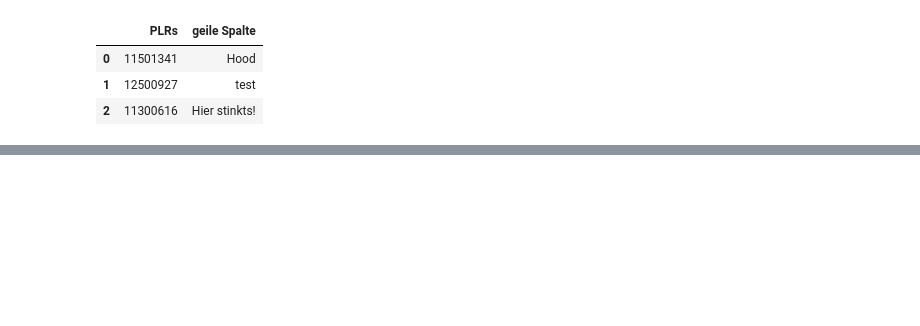
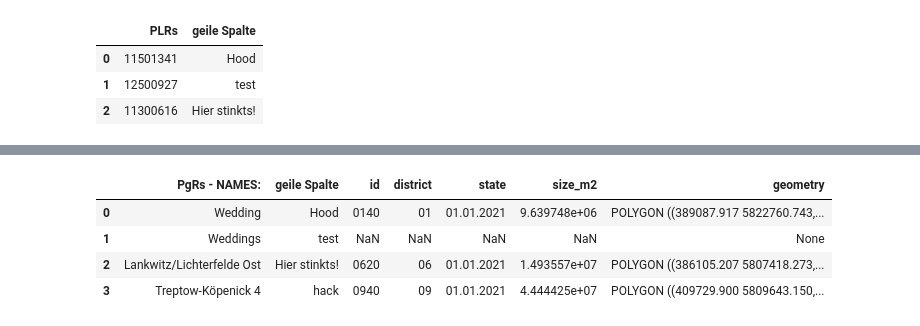
Before and after one commit to Lucky-0ne/geodata_berlin, a Jupyter notebook: main/python_package/explore_my_pp.ipynb, the cells around one changed output, grey strips where cells are left out. Saved outputs shown, nothing was run; the diff lists cells and outputs as text; code cells hidden in the pictures; blank space fills up the shorter version.

```diff
--- a/main/python_package/explore_my_pp.ipynb
+++ b/main/python_package/explore_my_pp.ipynb
@@ -51,0 +156,3 @@ result_df.explore()
+# %%
+pgr_df = pd.DataFrame({'PgRs - NAMES:': ['Wedding', 'Weddings', 'Lankwitz/Lichterfelde Ost', 'Treptow-Köpenick 4'], 'geile Spalte': ['Hood', 'test', 'Hier stinkts!', 'hack']})
+pgr_df
@@ -51,0 +165,11 @@ result_df.explore()
+# %%
+ltm = gdb.LookupTableManager(resolution_mode='LOR_PGR', map_by='NAME')
+# %%
+result_df = ltm.get_meta_data(pgr_df, 'PgRs - NAMES:', exclude_column=[])
+result_df
+# %% [output]
+|  | PgRs - NAMES: | geile Spalte | id | district | state | size_m2 | geometry |
+| 0 | Wedding | Hood | 0140 | 01 | 01.01.2021 | 9.639748e+06 | POLYGON ((389087.917 5822760.743,... |
+| 1 | Weddings | test | NaN | NaN | NaN | NaN | None |
+| 2 | Lankwitz/Lichterfelde Ost | Hier stinkts! | 0620 | 06 | 01.01.2021 | 1.493557e+07 | POLYGON ((386105.207 5807418.273,... |
+| 3 | Treptow-Köpenick 4 | hack | 0940 | 09 | 01.01.2021 | 4.444425e+07 | POLYGON ((409729.900 5809643.150,... |
```
Also changed, not shown: parts of 28 cells of this notebook, 28 other files.
